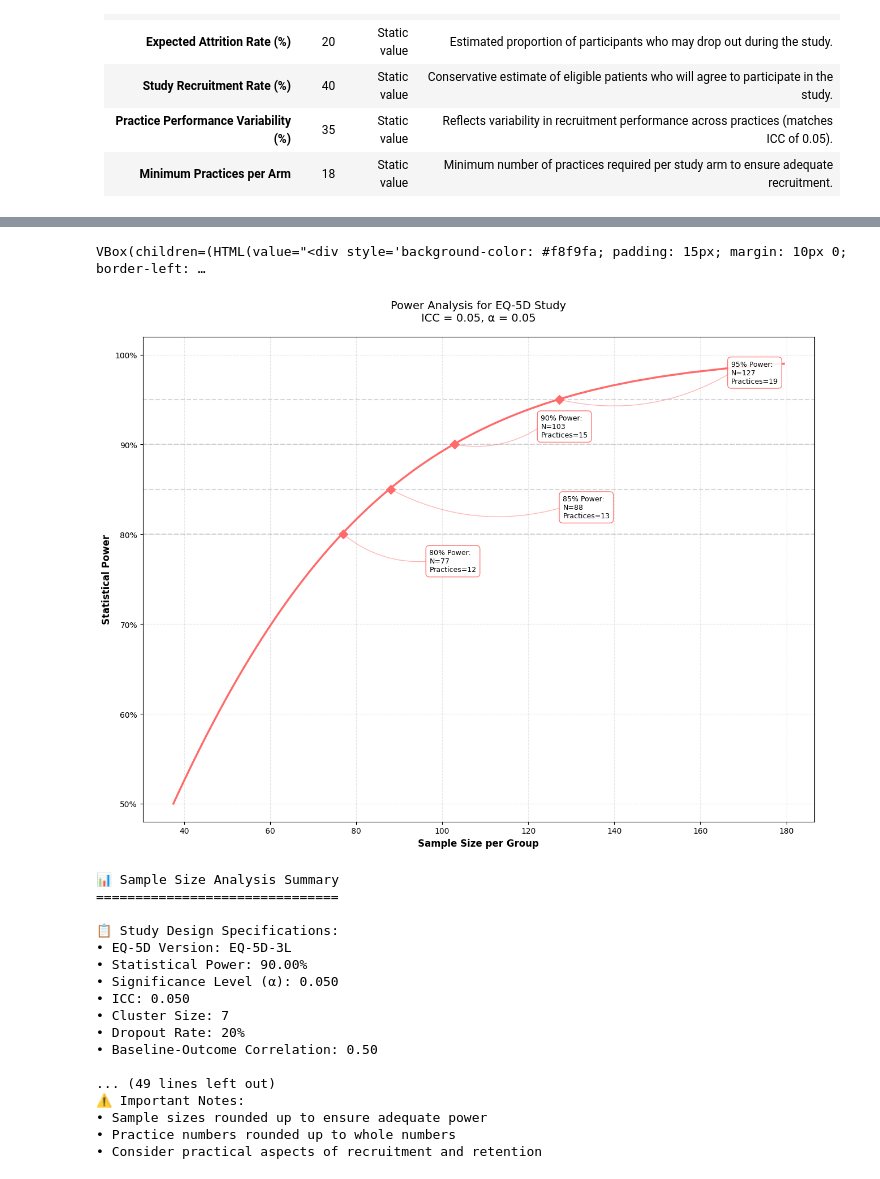
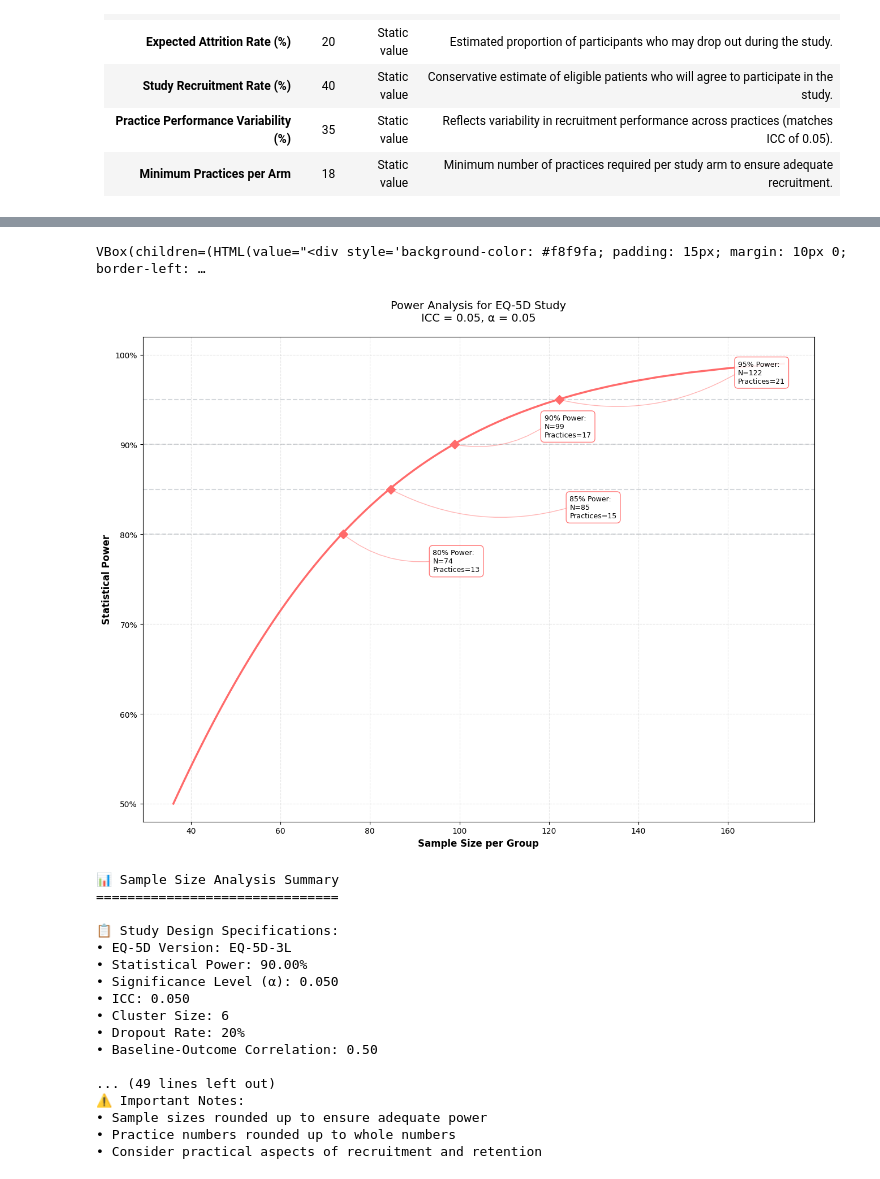
Before and after one commit to gcosma/DECODEclinicalTrialCalc, a Jupyter notebook: STAGE2calculator.ipynb, the cells around one changed output, grey strips where cells are left out. Saved outputs shown, nothing was run; the diff lists cells and outputs as text; code cells hidden in the pictures.

```diff
--- a/STAGE2calculator.ipynb
+++ b/STAGE2calculator.ipynb
@@ -436,7 +445,7 @@ class EnhancedEQ5DAnalyzer:
         )
 
         self.cluster_size = widgets.BoundedIntText(
-            value=7,
+            value=6,
             min=1,
             max=50,
             description='Average Patients per Practice:',
@@ -805,34 +814,34 @@ class EnhancedEQ5DAnalyzer:
                 strata = self.calculate_stratified_sample_sizes(adjusted_n)
                 if strata:
                     print("\n📊 Stratified Sample Sizes:")
                     for stratum in strata:
                         print(f"• {stratum['severity']}, {stratum['living']}:")
                         print(f"  - {stratum['percentage']:.1f}% of sample")
                         print(f"  - {stratum['n']:.0f} participants per group")
                         print(f"  - {stratum['n']*2:.0f} total participants")
 
         print("\n⚠️ Important Notes:")
         print("• Sample sizes rounded up to ensure adequate power")
         print("• Practice numbers rounded up to whole numbers")
         print("• Consider practical aspects of recruitment and retention")
         if adjusted_n*2 > 1000:
             print("• Large sample size may present logistical challenges")
         if np.ceil(adjusted_n/self.cluster_size.value)*2 > 40:
             print("• Large number of practices may require multiple study sites")
 
     def update_analysis(self, _):
         """Update the analysis display"""
         clear_output(wait=True)
         self.display_controls()
         self.plot_power_analysis()
         self.display_summary()
 
 # Create and display analyzer
 analyzer = EnhancedEQ5DAnalyzer()
 analyzer.display_controls()
 # %% [output]
 VBox(children=(HTML(value="<div style='background-color: #f8f9fa; padding: 15px; margin: 10px 0; border-left: …
-[figure, old version]
+[figure, new version]
 📊 Sample Size Analysis Summary
 ===============================
 
@@ -841,7 +850,7 @@ VBox(children=(HTML(value="<div style='background-color: #f8f9fa; padding: 15px;
 • Statistical Power: 90.00%
 • Significance Level (α): 0.050
 • ICC: 0.050
-• Cluster Size: 7
+• Cluster Size: 6
 • Dropout Rate: 20%
 • Baseline-Outcome Correlation: 0.50
 
```
Also changed, not shown: parts of 2 cells of this notebook.
